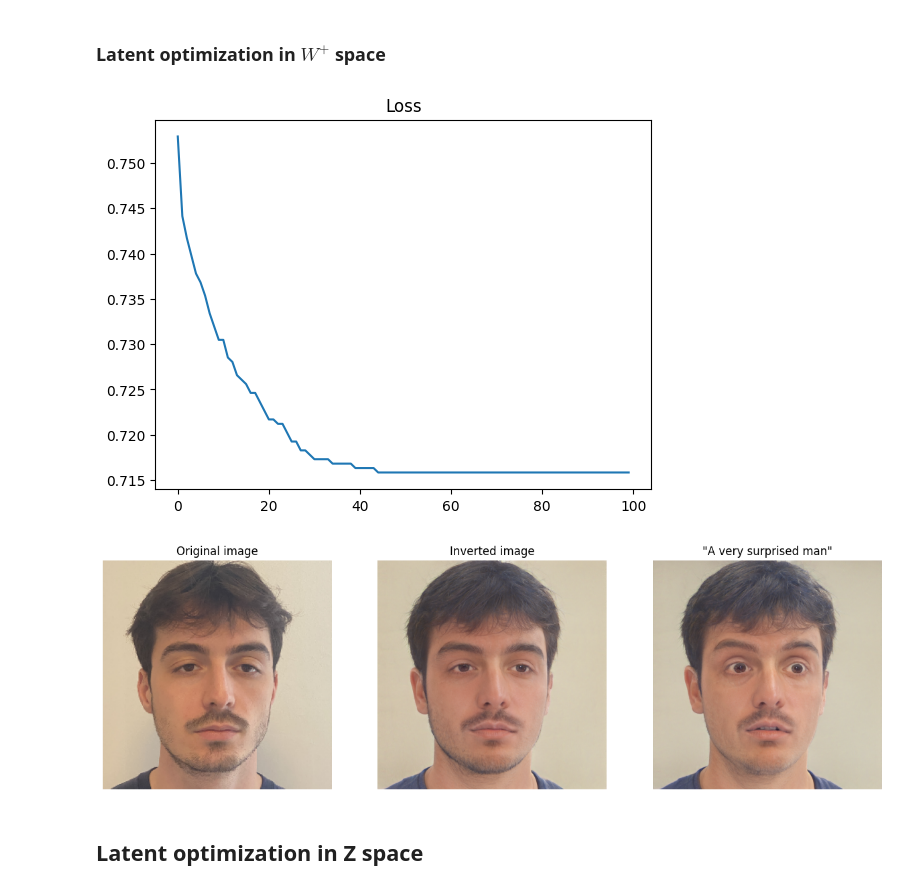
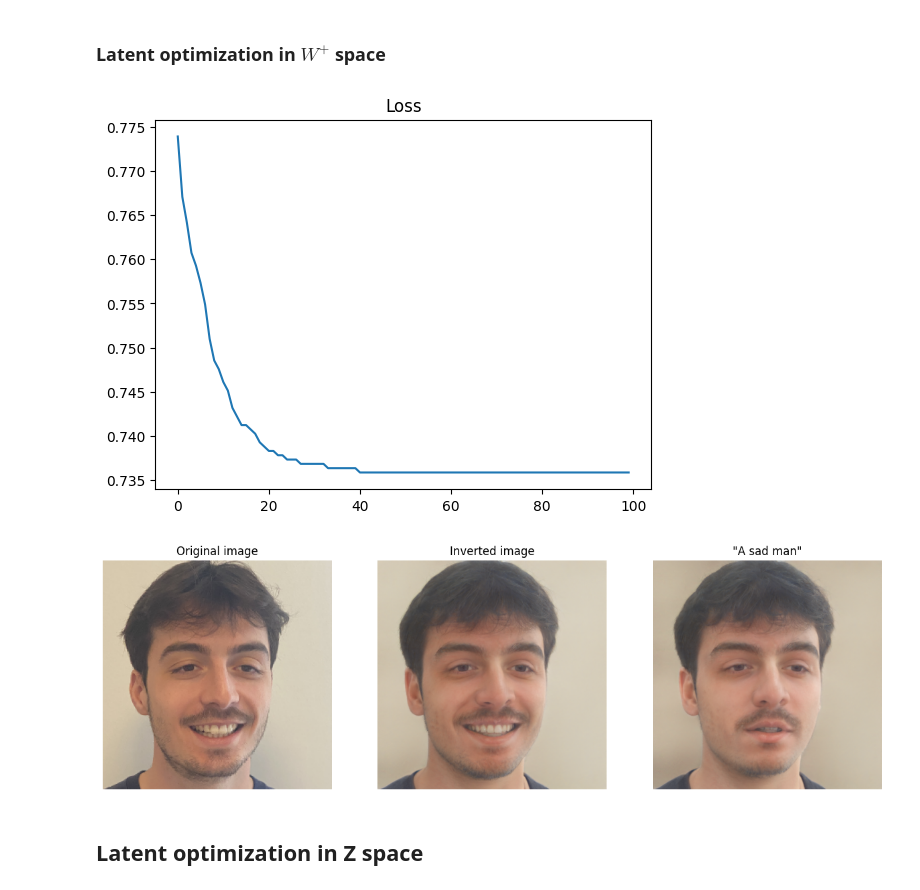
Before and after one commit to rodrigu2000/emotion_generation, a Jupyter notebook: latent_optimization_RR.ipynb, the cells around one changed output. Cells and saved outputs as stored; diff of their text form; code cells hidden in the pictures.

```diff
--- a/latent_optimization_RR.ipynb
+++ b/latent_optimization_RR.ipynb
@@ -71,7 +71,7 @@ where $R$ is a pretrained ArcFace network for face recognition, and $ \langle \c
 # %%
 # Define the image
 
-image_path = "input_images/neutral_RR.jpg"
+image_path = "input_images/happy_RR.jpg"
 original_image = Image.open(image_path).convert("RGB")
 image = run_alignment(image_path).resize(RESIZE_DIMS)
 
@@ -137,7 +137,7 @@ visualize_latent(e4e_inverted_latent)
 
 optimization_steps = 100
 lambda_percept = 1
-lambda_L2 = 1
+lambda_L2 = 10
 lr = 0.01
 final_lr = 0.0001
 id_loss = IDLoss(opts)
@@ -207,21 +207,25 @@ Loading ResNet ArcFace
 # %%
 # Optimization parameters
 
-prompt = "A very surprised man"
+prompt = "A sad man"
 
 optimization_steps = 100
-lambda_L2 = 0.003
-lambda_ID = 0.003
+lambda_L2 = 0.008
+lambda_ID = 0.005
 lr = 0.01
 final_lr = 0.0001
-truncation = 1
+truncation = 0.7
 
 save_img_every_other = optimization_steps // 10
 G = psp_model.decoder # StyleGan2 generator
 
 # Initialization
 
-w_n = inverted_latent.clone().detach().requires_grad_(True).to(device) # initialization with refined latent
+w_start = inverted_latent # initialization with refined latent
+# w_start = e4e_inverted_latent # initialization with e4e inverted latent
+# w_start = latent_avg.unsqueeze(0).to(device) # initialization with latent avg
+
+w_n = w_start.clone().detach().requires_grad_(True).to(device)
 optimizer = torch.optim.Adam([w_n], lr=lr)
 scheduler = torch.optim.lr_scheduler.CosineAnnealingLR(optimizer, T_max=optimization_steps, eta_min=final_lr)
 
@@ -238,35 +242,35 @@ reference_image = transforms.Resize((1024, 1024))(input_image).unsqueeze(0).cuda
 
 # Optimization loop
 
 for i in pbar:
 
     with autocast("cuda"):
 
         optimizer.zero_grad()
 
         img_gen, _ = G([w_n], input_is_latent=True, randomize_noise=False)
 
         c_loss = clip_loss(img_gen, text_inputs)
         i_loss = id_loss(img_gen, img_orig)[0] # original
         # i_loss = id_loss(img_gen, reference_image)[0] # custom
-        l2_loss = ((inverted_latent - w_n) ** 2).sum()
+        l2_loss = ((w_start - w_n) ** 2).sum()
 
         loss = c_loss + lambda_L2 * l2_loss + lambda_ID * i_loss
         losses.append(loss.item())
         pbar.set_description(f"Loss: {loss.item():.4f}")
 
         loss.backward()
         optimizer.step()
         scheduler.step()
 
         if i % save_img_every_other == 0 or i == optimization_steps - 1:
             imgs.append(tensor2im(img_gen.squeeze(0).cpu()))
 
 plt.plot(losses)
 plt.title("Loss")
 plt.show()
 # %% [output]
-[figure, old version]
+[figure, new version]
 # %%
 # Plot final image next to original image
 
@@ -285,7 +289,7 @@ plt.title(f'"{prompt}"')
 plt.axis('off')
 plt.show()
 # %% [output]
-[figure, old version]
+[figure, new version]
 # %%
 # Plot intermediate images
 
```
Also changed, not shown: parts of 4 cells of this notebook, 1 other file.
